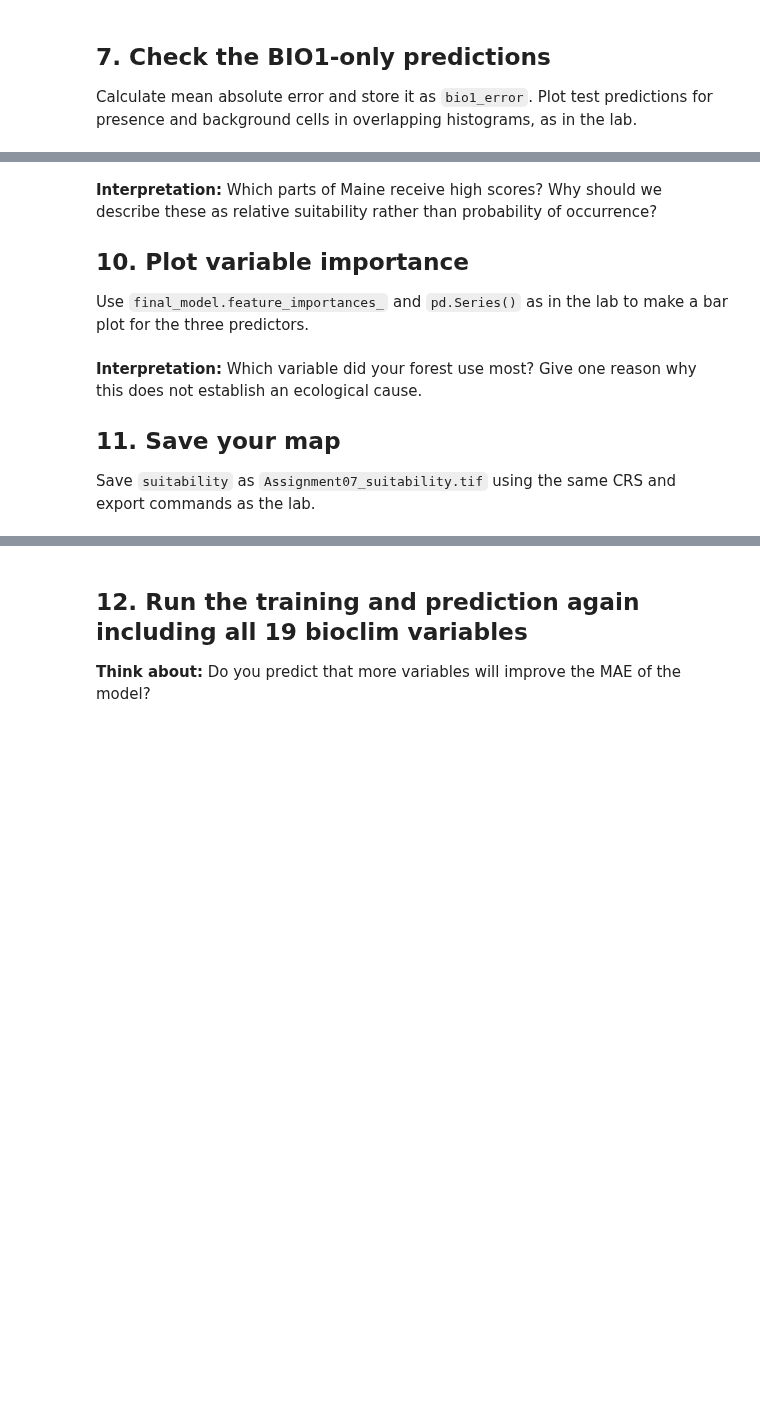
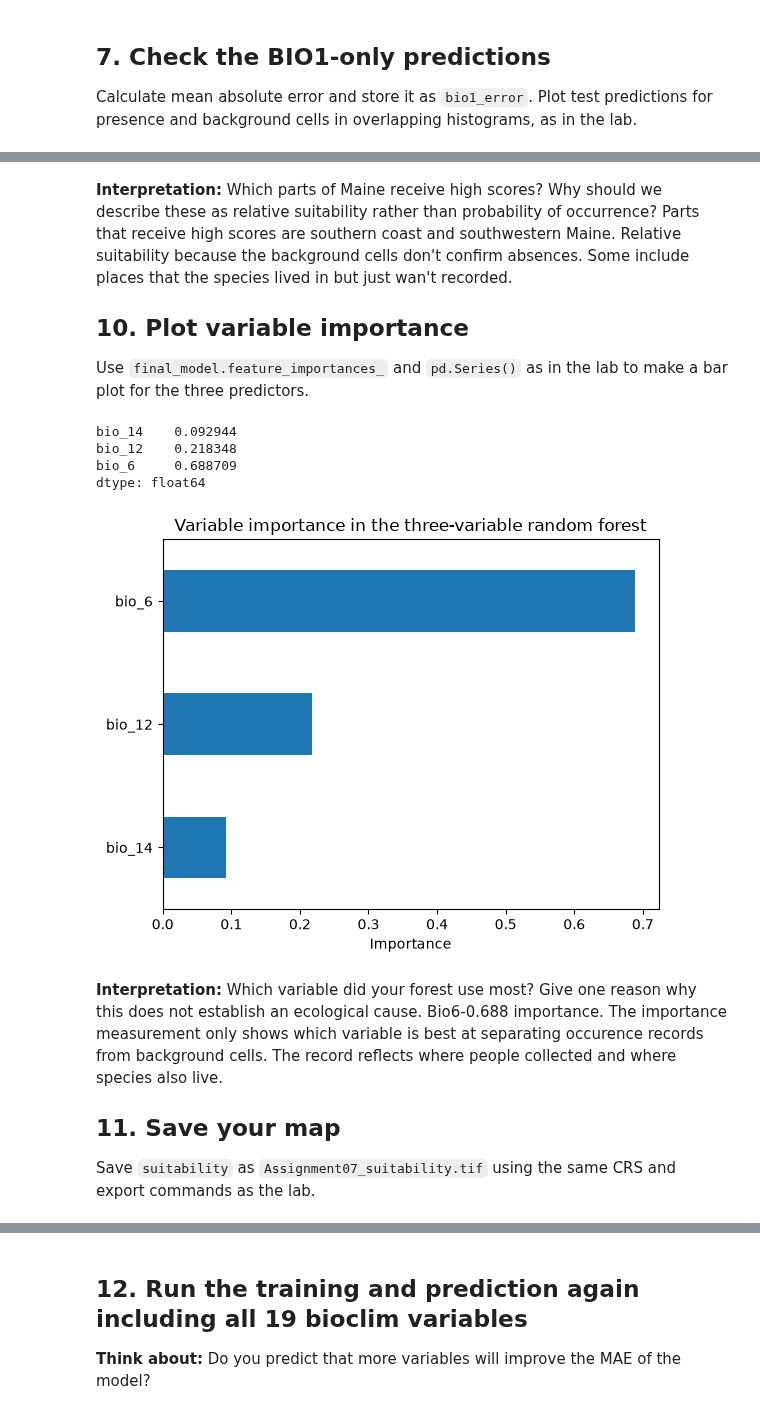
Before and after one commit to Ruddyduck13/BIO597-SpatialBiodiversity, a Jupyter notebook: docs/assignments/Assignment-07-MachineLearningSDM.ipynb, the cells around one changed output, grey strips where cells are left out. Saved outputs shown, nothing was run; the diff lists cells and outputs as text; code cells hidden in the pictures; blank space fills up the shorter version.

```diff
--- a/docs/assignments/Assignment-07-MachineLearningSDM.ipynb
+++ b/docs/assignments/Assignment-07-MachineLearningSDM.ipynb
@@ -115,5 +315,6 @@ Fit a new `final_model` using all modeling rows and the three predictors. Predic
 # %% [markdown]
 **Interpretation:** Which parts of Maine receive high scores? Why should we describe these as relative suitability rather than probability of occurrence?
+Parts that receive high scores are southern coast and southwestern Maine. Relative suitability because the background cells don't confirm absences. Some include places that the species lived in but just wan't recorded.
 
 ## 10. Plot variable importance
 
@@ -123,5 +328,20 @@ Use `final_model.feature_importances_` and `pd.Series()` as in the lab to make a
+# %%
+importances = pd.Series(final_model.feature_importances_, index=features).sort_values()
+print(importances)
+
+importances.plot(kind="barh")
+plt.xlabel("Importance")
+plt.title("Variable importance in the three-variable random forest")
+plt.show()
+# %% [output]
+bio_14    0.092944
+bio_12    0.218348
+bio_6     0.688709
+dtype: float64
+[figure, added]
 # %% [markdown]
 **Interpretation:** Which variable did your forest use most? Give one reason why this does not establish an ecological cause.
+    Bio6-0.688 importance. The importance measurement only shows which variable is best at separating occurence records from background cells. The record  reflects where people collected and where species also live.
 
 ## 11. Save your map
 
```
Also changed, not shown: parts of 32 cells of this notebook, 1 other file.
